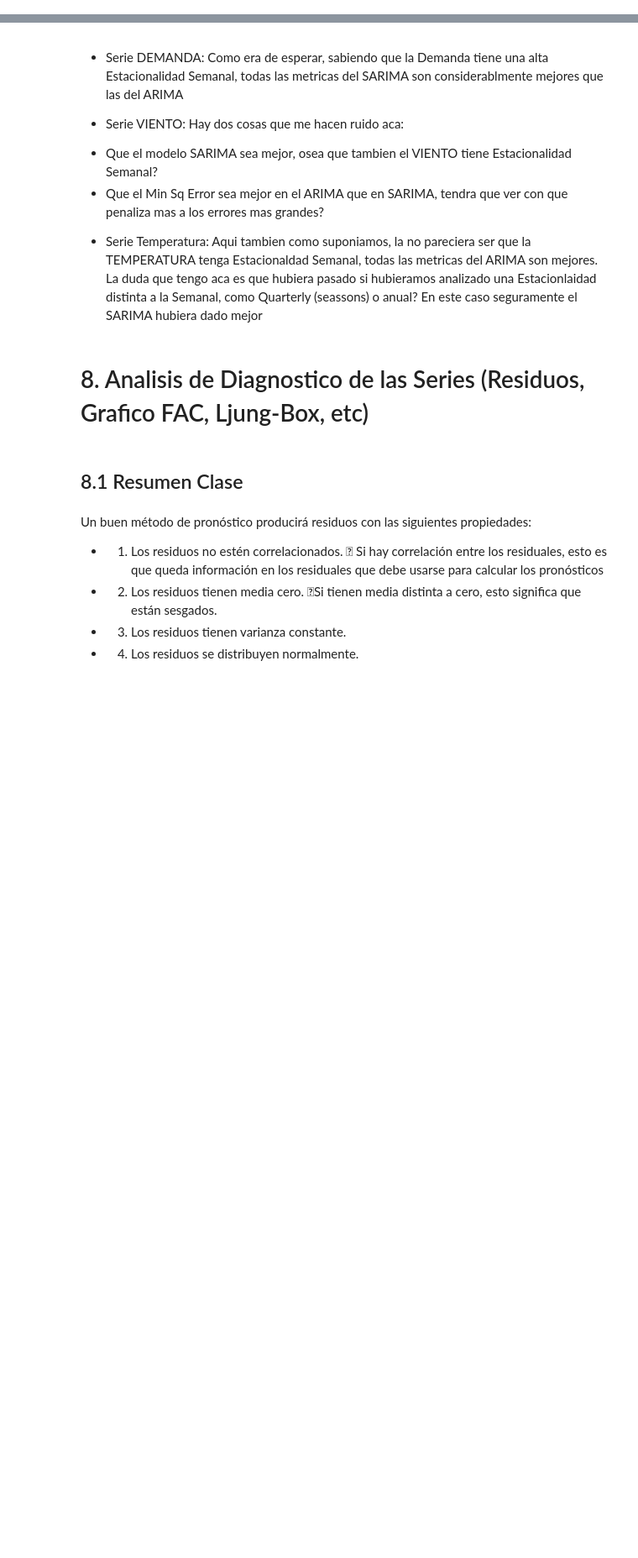
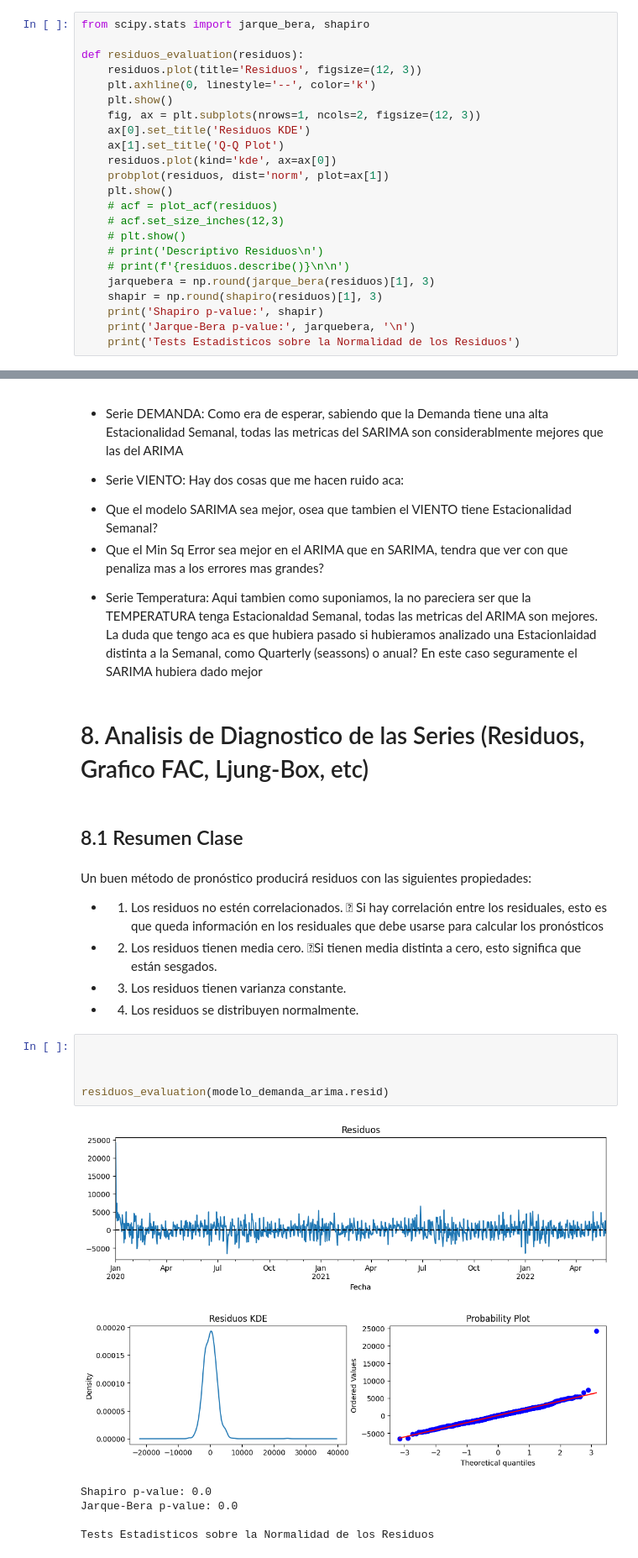
Before and after one commit to AndresMontesDeOca/TimeSeries, a Jupyter notebook: TP1_Ale_v3.ipynb, the cells around one changed output, grey strips where cells are left out. Shown at 84% size. Saved outputs shown, nothing was run; the diff lists cells and outputs as text; blank space fills up the shorter version.

```diff
--- a/TP1_Ale_v3.ipynb
+++ b/TP1_Ale_v3.ipynb
@@ -310,3 +314,26 @@ def evaluar_metricas(serie_test, serie_pred):
+# %%
+from scipy.stats import jarque_bera, shapiro
+
+def residuos_evaluation(residuos):
+    residuos.plot(title='Residuos', figsize=(12, 3))
+    plt.axhline(0, linestyle='--', color='k')
+    plt.show()
+    fig, ax = plt.subplots(nrows=1, ncols=2, figsize=(12, 3))
+    ax[0].set_title('Residuos KDE')
+    ax[1].set_title('Q-Q Plot')
+    residuos.plot(kind='kde', ax=ax[0])
+    probplot(residuos, dist='norm', plot=ax[1])
+    plt.show()
+    # acf = plot_acf(residuos)
+    # acf.set_size_inches(12,3)
+    # plt.show()
+    # print('Descriptivo Residuos\n')
+    # print(f'{residuos.describe()}\n\n')
+    jarquebera = np.round(jarque_bera(residuos)[1], 3)
+    shapir = np.round(shapiro(residuos)[1], 3)
+    print('Shapiro p-value:', shapir)
+    print('Jarque-Bera p-value:', jarquebera, '\n')
+    print('Tests Estadisticos sobre la Normalidad de los Residuos')
 # %% [markdown]
 # 2. Graficar las series originales
 - Analizar si es necesario diferenciarlas para convertirlas en estacionarias
@@ -1086,3 +880,15 @@ Un buen método de pronóstico producirá residuos con las siguientes propiedade
 - 3. Los residuos tienen varianza constante.
 
 - 4. Los residuos se distribuyen normalmente.
+# %%
+
+
+
+residuos_evaluation(modelo_demanda_arima.resid)
+# %% [output]
+[figure, added]
+[figure, added]
+Shapiro p-value: 0.0
+Jarque-Bera p-value: 0.0
+
+Tests Estadisticos sobre la Normalidad de los Residuos
```
Also changed, not shown: parts of 8 cells of this notebook.
